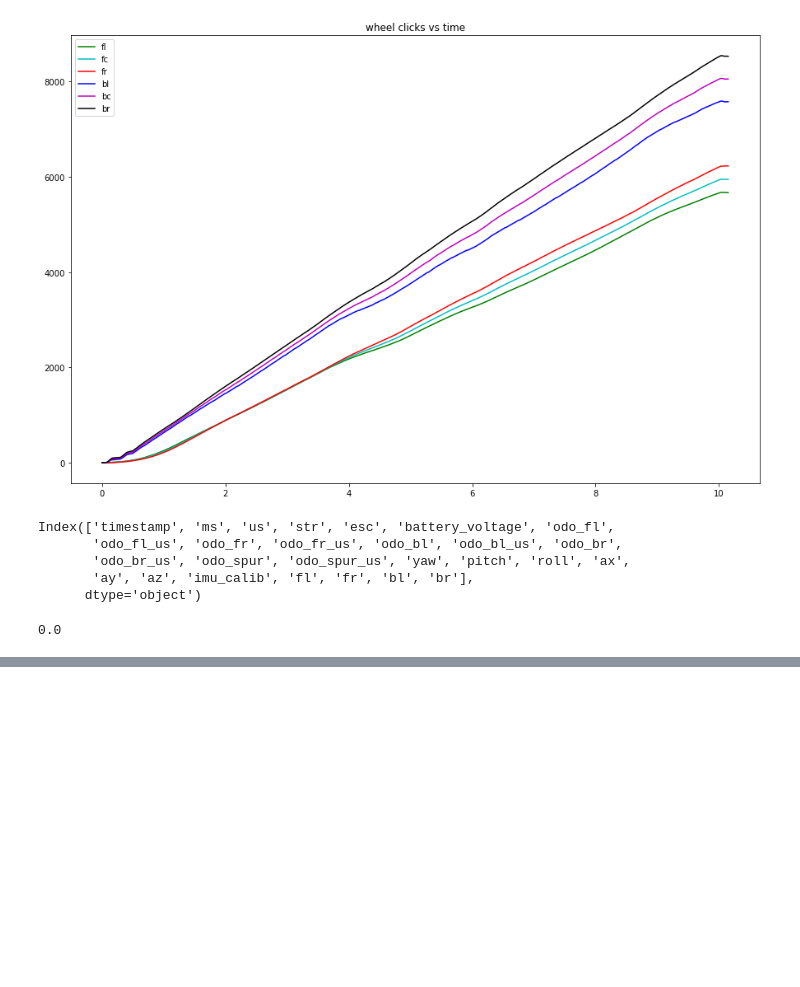
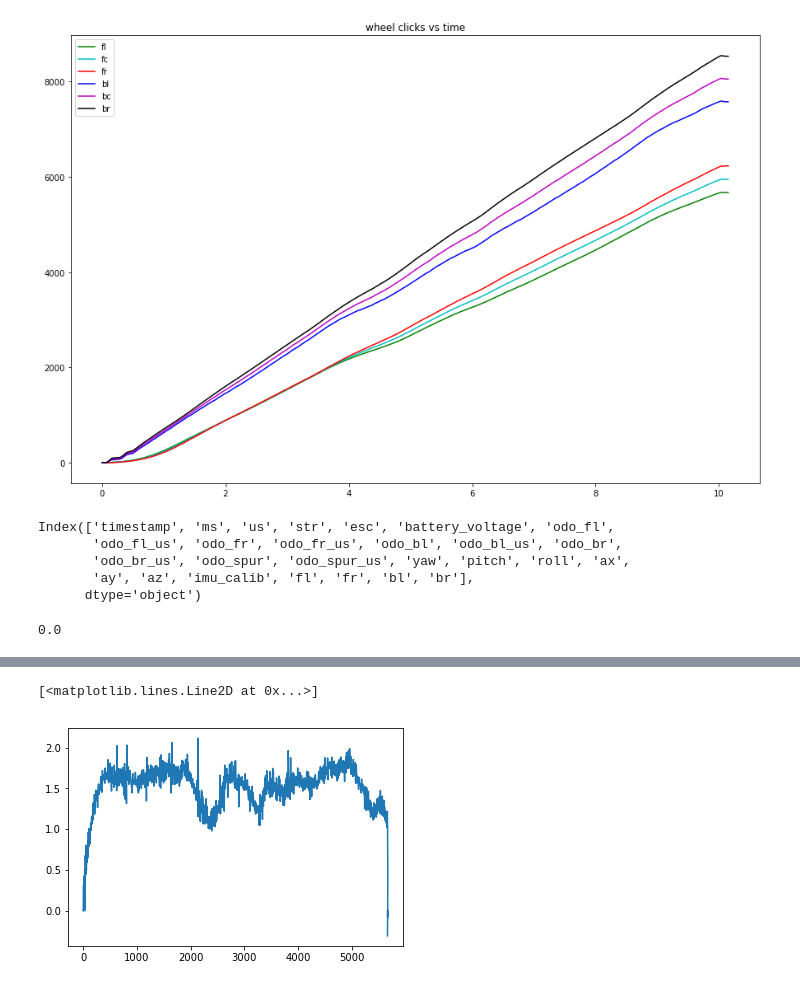
Before and after one commit to berickson/car, a Jupyter notebook: notebooks/Odometry.ipynb, the cells around one changed output, grey strips where cells are left out. Cells and saved outputs as stored; diff of their text form; code cells hidden in the pictures; blank space fills up the shorter version.

```diff
--- a/notebooks/Odometry.ipynb
+++ b/notebooks/Odometry.ipynb
@@ -182,0 +223,5 @@ plt.plot(np.diff(run.odo_fl,n=1)/np.diff(run.odo_fl_us,n=1))
+# %%
+plt.plot(run.fl,run.fl_v)
+# %% [output]
+[<matplotlib.lines.Line2D at 0x...>]
+[figure, added]
```
Also changed, not shown: parts of 13 cells of this notebook.
